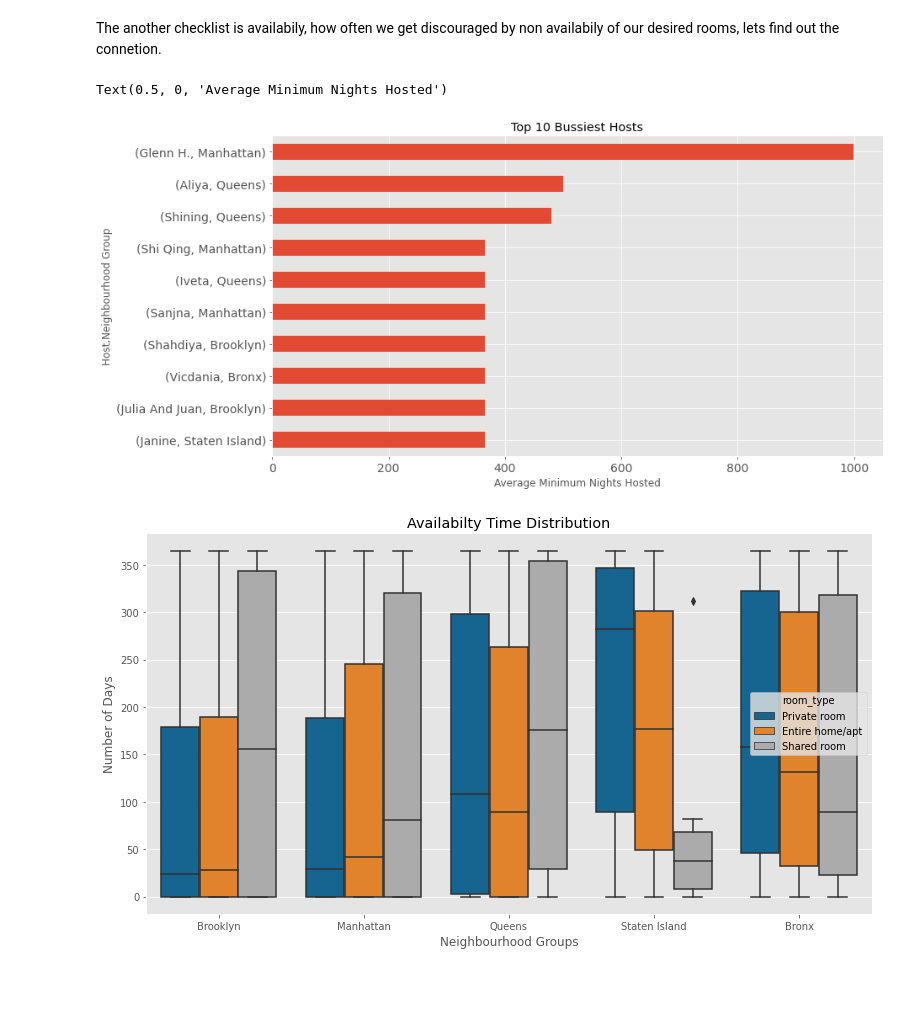
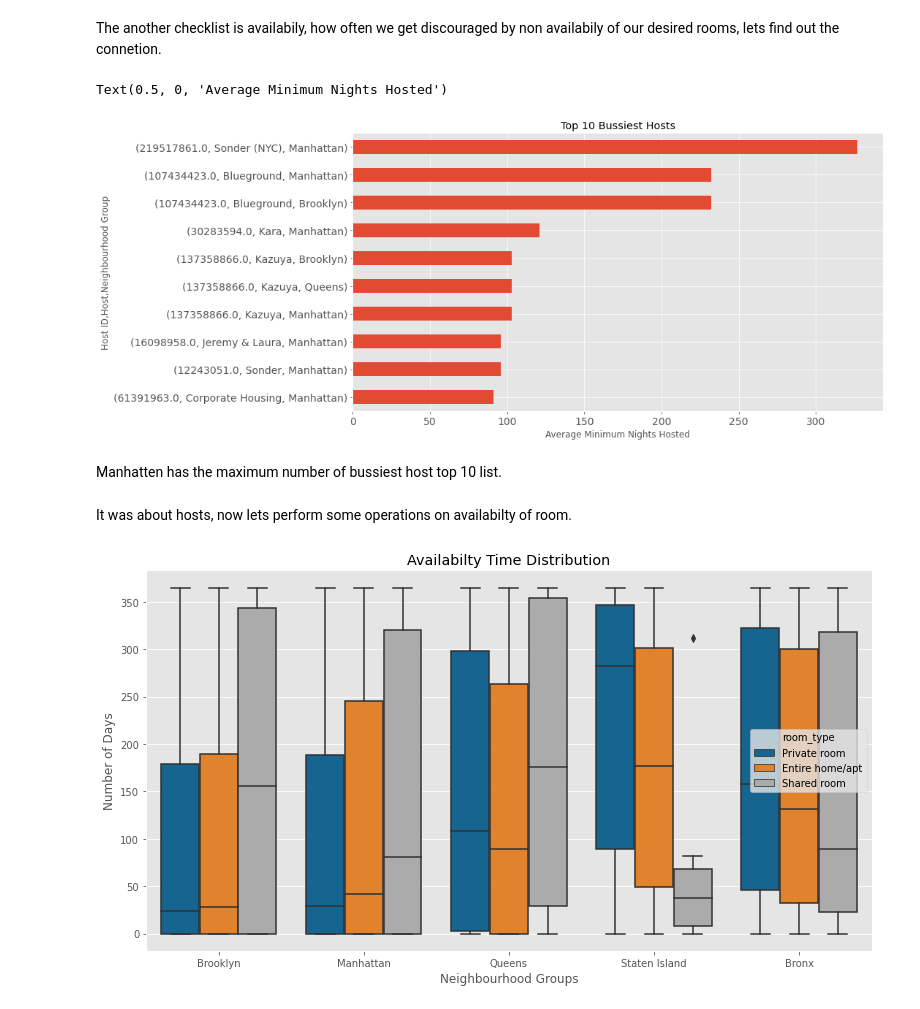
Before and after one commit to aaravpanchal/Ted-Talk-Views-Prediction-, a Jupyter notebook: EDA_AIRBNB_NYC_2019.ipynb, the cells around one changed output. Saved outputs shown, nothing was run; the diff lists cells and outputs as text; code cells hidden in the pictures; blank space fills up the shorter version.

```diff
--- a/EDA_AIRBNB_NYC_2019.ipynb
+++ b/EDA_AIRBNB_NYC_2019.ipynb
@@ -85,7 +85,7 @@ newdf=airbnb_df.drop_duplicates()
 #replacing missing values
 newdf.fillna({'reviews_per_month':0}, inplace=True)
 #removing uneccesorry columns
-newdf.drop(['id','host_id','last_review'],axis=1, inplace=True)
+newdf.drop(['id','last_review'],axis=1, inplace=True)
 #replacing zero values of price with mean of price
 newdf[newdf["price"]==0]=newdf["price"].mean()
 # %%
@@ -244,15 +242,19 @@ Here we observed that, Queens holds the maximum satisfaction of customer and sha
 # %% [markdown]
 The another checklist is availabily, how often we get discouraged by non availabily of our desired rooms, lets find out the connetion.
 # %%
-bussiest_host=newdf.groupby(["host_name","neighbourhood_group"])["minimum_nights"].mean().sort_values(ascending=False).head(10)
+bussiest_host=newdf.groupby(["host_id","host_name","neighbourhood_group"])["calculated_host_listings_count"].max().sort_values(ascending=False).head(10)
 bussiest_host.sort_values().plot.barh(figsize=(13,7),fontsize=14)
 plt.style.use('ggplot')
 plt.title("Top 10 Bussiest Hosts")
-plt.ylabel("Host,Neighbourhood Group")
+plt.ylabel("Host ID,Host,Neighbourhood Group")
 plt.xlabel("Average Minimum Nights Hosted")
 # %% [output]
 Text(0.5, 0, 'Average Minimum Nights Hosted')
-[figure, old version]
+[figure, new version]
+# %% [markdown]
+Manhatten has the maximum number of bussiest host top 10 list.
+# %% [markdown]
+It was about hosts, now lets perform some operations on availabilty of room.
 # %%
 plt.style.use('tableau-colorblind10')
 plt.figure(figsize=(13,7))
```
Also changed, not shown: parts of 8 cells of this notebook.
